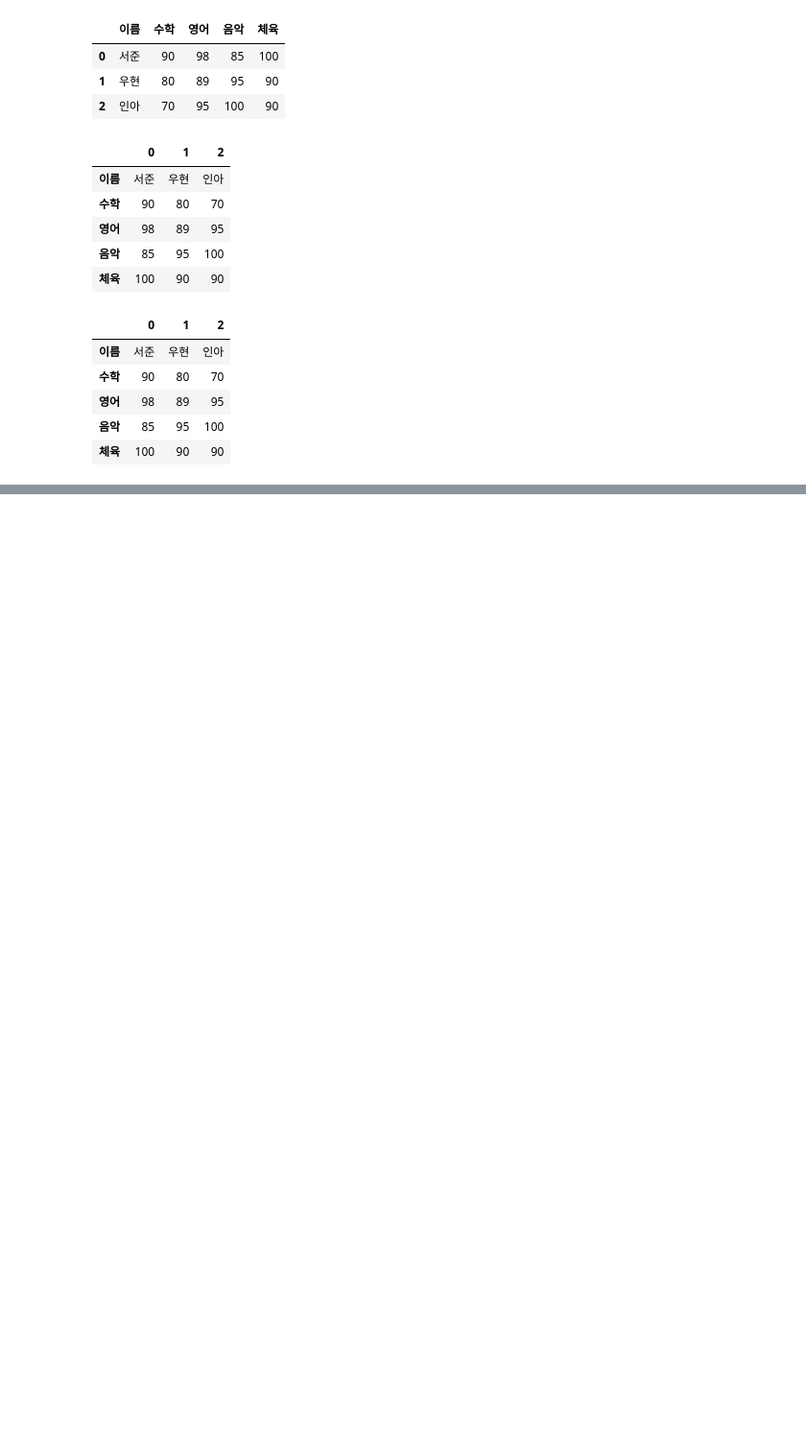
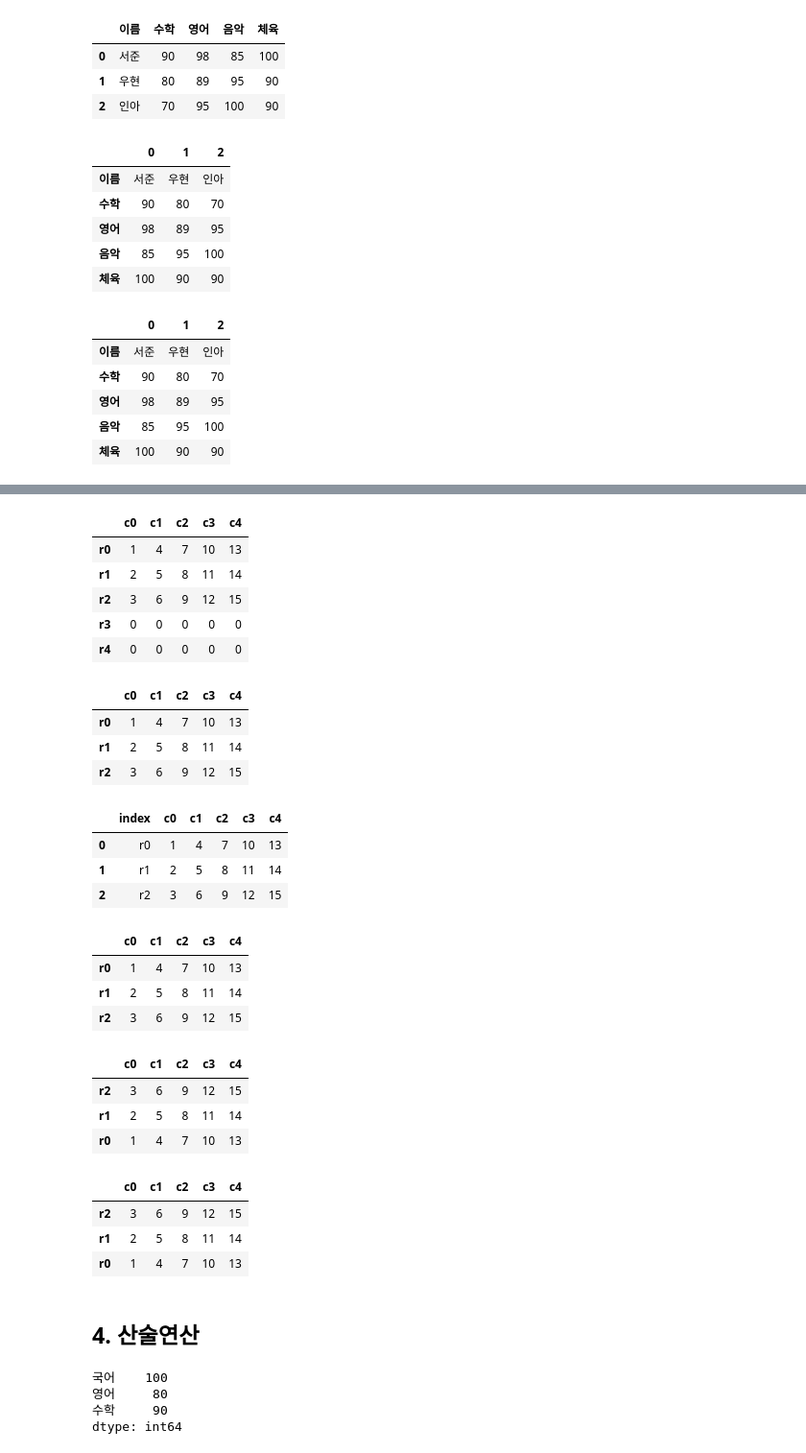
Before and after one commit to harryyang1982/pandas_data_analysis, a Jupyter notebook: part1_intro_pandas.ipynb, the cells around one changed output, grey strips where cells are left out. Shown at 96% size. Saved outputs shown, nothing was run; the diff lists cells and outputs as text; code cells hidden in the pictures; blank space fills up the shorter version.

```diff
--- a/part1_intro_pandas.ipynb
+++ b/part1_intro_pandas.ipynb
@@ -651,0 +721,59 @@ a = "c"
+# %%
+new_index = ['r0', 'r1', 'r2', 'r3', 'r4']
+ndf2 = df.reindex(new_index, fill_value=0)
+ndf2
+# %% [output]
+|  | c0 | c1 | c2 | c3 | c4 |
+| r0 | 1 | 4 | 7 | 10 | 13 |
+| r1 | 2 | 5 | 8 | 11 | 14 |
+| r2 | 3 | 6 | 9 | 12 | 15 |
+| r3 | 0 | 0 | 0 | 0 | 0 |
+| r4 | 0 | 0 | 0 | 0 | 0 |
+# %%
+df
+# %% [output]
+|  | c0 | c1 | c2 | c3 | c4 |
+| r0 | 1 | 4 | 7 | 10 | 13 |
+| r1 | 2 | 5 | 8 | 11 | 14 |
+| r2 | 3 | 6 | 9 | 12 | 15 |
+# %%
+ndf = df.reset_index()
+ndf
+# %% [output]
+|  | index | c0 | c1 | c2 | c3 | c4 |
+| 0 | r0 | 1 | 4 | 7 | 10 | 13 |
+| 1 | r1 | 2 | 5 | 8 | 11 | 14 |
+| 2 | r2 | 3 | 6 | 9 | 12 | 15 |
+# %%
+df
+# %% [output]
+|  | c0 | c1 | c2 | c3 | c4 |
+| r0 | 1 | 4 | 7 | 10 | 13 |
+| r1 | 2 | 5 | 8 | 11 | 14 |
+| r2 | 3 | 6 | 9 | 12 | 15 |
+# %%
+ndf = df.sort_index(ascending=False)
+ndf
+# %% [output]
+|  | c0 | c1 | c2 | c3 | c4 |
+| r2 | 3 | 6 | 9 | 12 | 15 |
+| r1 | 2 | 5 | 8 | 11 | 14 |
+| r0 | 1 | 4 | 7 | 10 | 13 |
+# %%
+ndf = df.sort_values(by='c1', ascending=False)
+ndf
+# %% [output]
+|  | c0 | c1 | c2 | c3 | c4 |
+| r2 | 3 | 6 | 9 | 12 | 15 |
+| r1 | 2 | 5 | 8 | 11 | 14 |
+| r0 | 1 | 4 | 7 | 10 | 13 |
+# %% [markdown]
+## 4. 산술연산
+# %%
+student1 = pd.Series({'국어':100, '영어':80, '수학':90})
+student1
+# %% [output]
+국어    100
+영어     80
+수학     90
+dtype: int64
```
Also changed, not shown: parts of 19 cells of this notebook.
